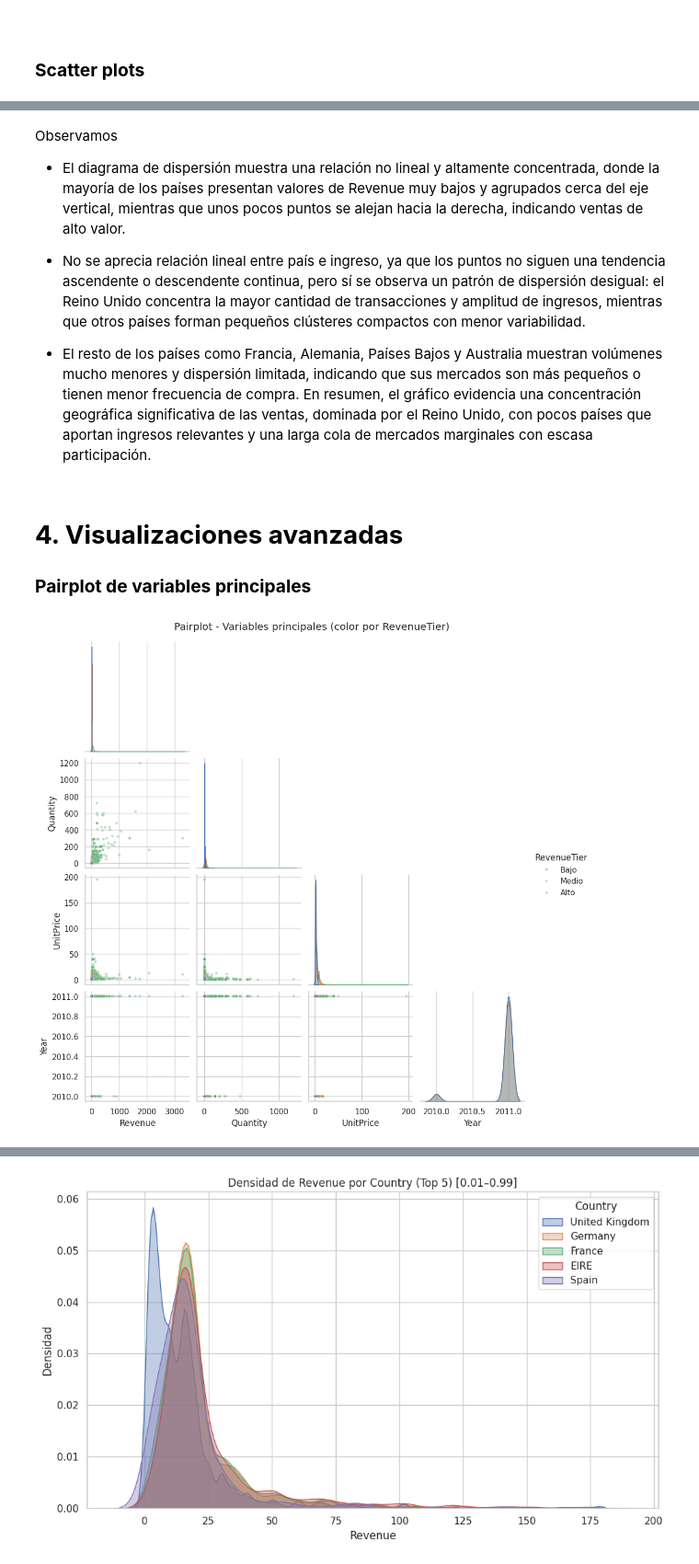
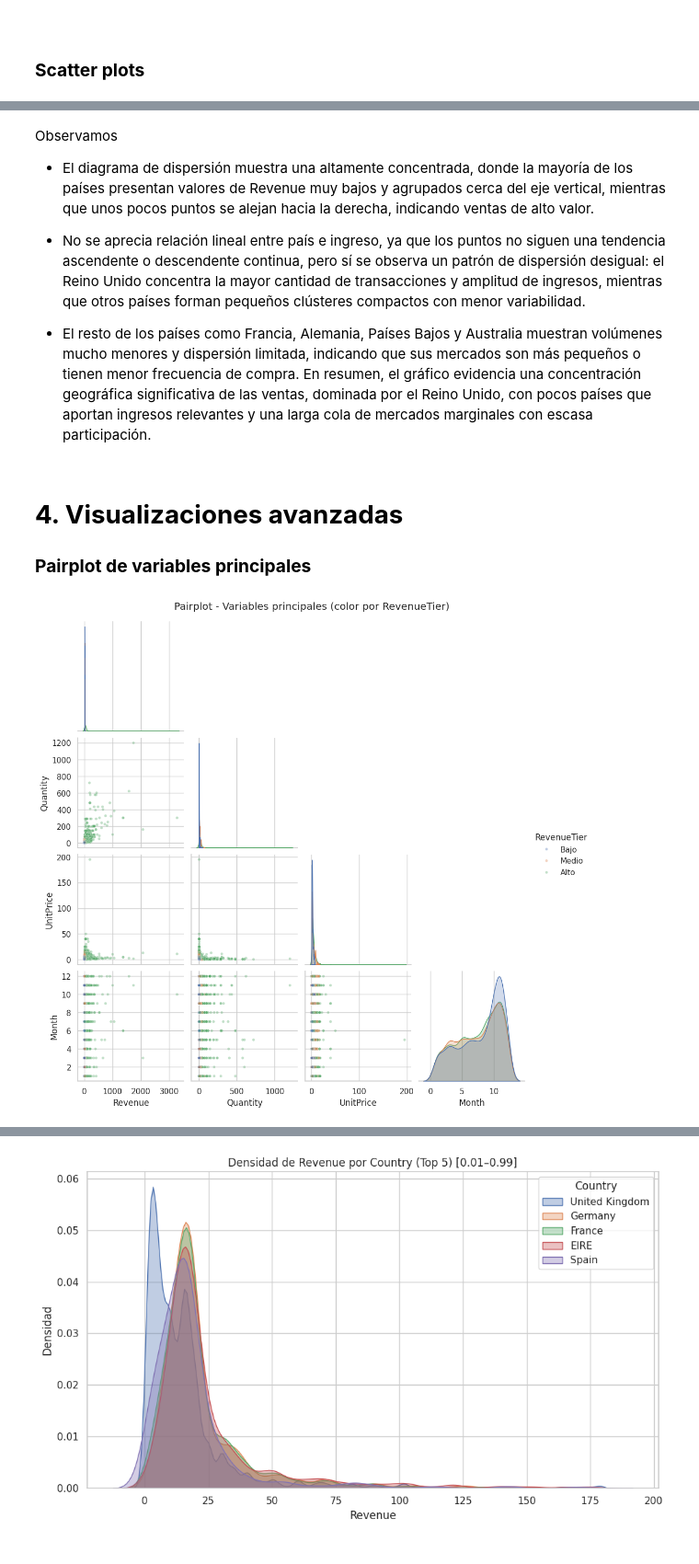
Before and after one commit to leonelp399/Retail-Dataset---MCD, a Jupyter notebook: Analisis_EDA.ipynb, the cells around one changed output, grey strips where cells are left out. Shown at 92% size. Saved outputs shown, nothing was run; the diff lists cells and outputs as text; code cells hidden in the pictures.

```diff
--- a/Analisis_EDA.ipynb
+++ b/Analisis_EDA.ipynb
@@ -840,6 +901,6 @@ plt.show()
 # %% [markdown]
 Observamos
-- El diagrama de dispersión muestra una relación no lineal y altamente concentrada, donde la mayoría de los países presentan valores de Revenue muy bajos y agrupados cerca del eje vertical, mientras que unos pocos puntos se alejan hacia la derecha, indicando ventas de alto valor.
+- El diagrama de dispersión muestra una altamente concentrada, donde la mayoría de los países presentan valores de Revenue muy bajos y agrupados cerca del eje vertical, mientras que unos pocos puntos se alejan hacia la derecha, indicando ventas de alto valor.
 
 - No se aprecia relación lineal entre país e ingreso, ya que los puntos no siguen una tendencia ascendente o descendente continua, pero sí se observa un patrón de dispersión desigual: el Reino Unido concentra la mayor cantidad de transacciones y amplitud de ingresos, mientras que otros países forman pequeños clústeres compactos con menor variabilidad.
 
@@ -852,26 +913,26 @@ En resumen, el gráfico evidencia una concentración geográfica significativa d
 # %%
 sns.set(style="whitegrid")
 
 # Subconjunto de variables numéricas principales
-num_cols = ['Revenue','Quantity','UnitPrice','Year']
+num_cols = ['Revenue','Quantity','UnitPrice','Month']
 df_num = df_clean[num_cols].dropna().copy()
 
 # CATEGORÍA DE “CALIDAD”: tiers por Revenue (cuantiles 33/66%)
-df_tiers = df_clean[['Revenue','Quantity','UnitPrice','Year','Country']].dropna().copy()
+df_tiers = df_clean[['Revenue','Quantity','UnitPrice','Month','Country']].dropna().copy()
 df_tiers['RevenueTier'] = pd.qcut(df_tiers['Revenue'], q=[0, 1/3, 2/3, 1], labels=['Bajo','Medio','Alto'])
 
 # Muestra (opcional) para gráficos más ligeros
 sample_pp = df_tiers.sample(n=min(8000, len(df_tiers)), random_state=42)
 
 g = sns.pairplot(
-    sample_pp[['Revenue','Quantity','UnitPrice','Year','RevenueTier']],
-    vars=['Revenue','Quantity','UnitPrice','Year'],
-    hue='RevenueTier',        # cambia a 'Country' si prefieres
+    sample_pp[['Revenue','Quantity','UnitPrice','Month','RevenueTier']],
+    vars=['Revenue','Quantity','UnitPrice','Month'],
+    hue='RevenueTier',
     diag_kind='kde',
     corner=True,
     plot_kws={'alpha':0.35, 's':15}
 )
 g.fig.suptitle('Pairplot - Variables principales (color por RevenueTier)', y=1.02)
 plt.show()
 # %% [output]
-[figure, old version]
+[figure, new version]
```
Also changed, not shown: parts of 6 cells of this notebook, 2 other files.
